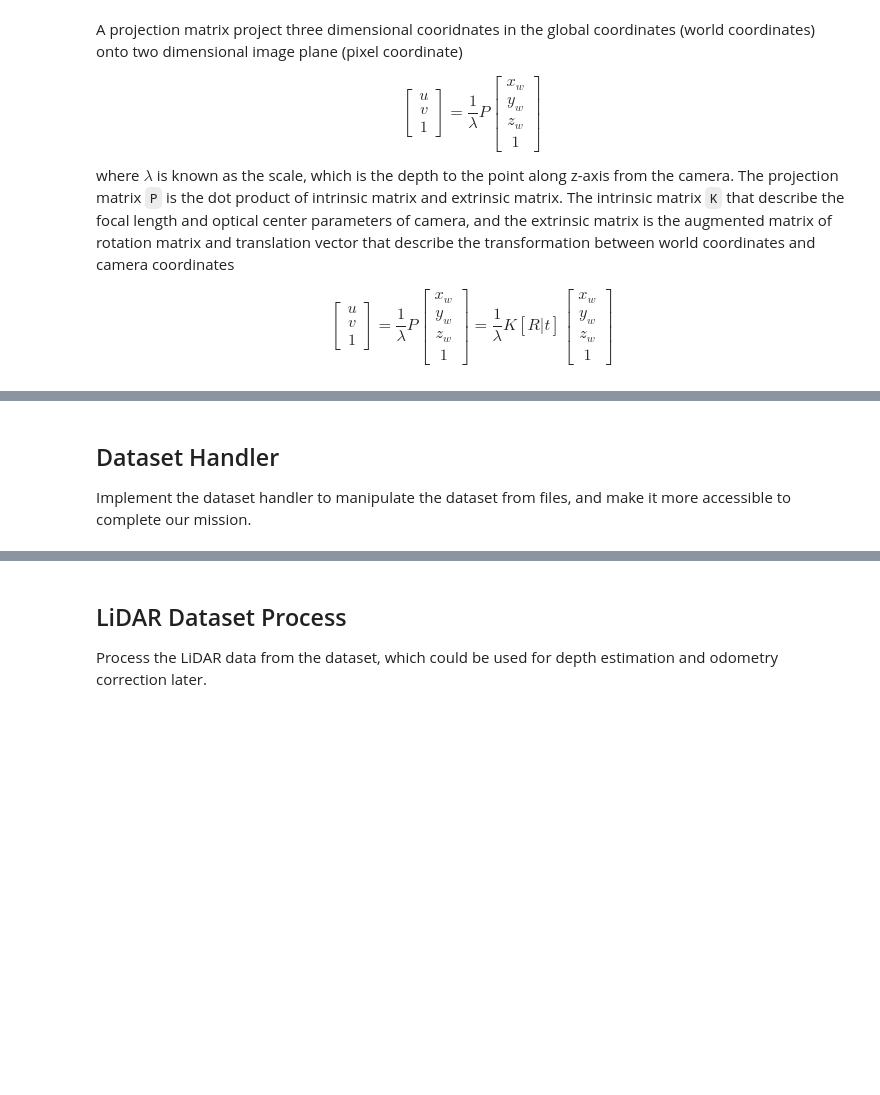
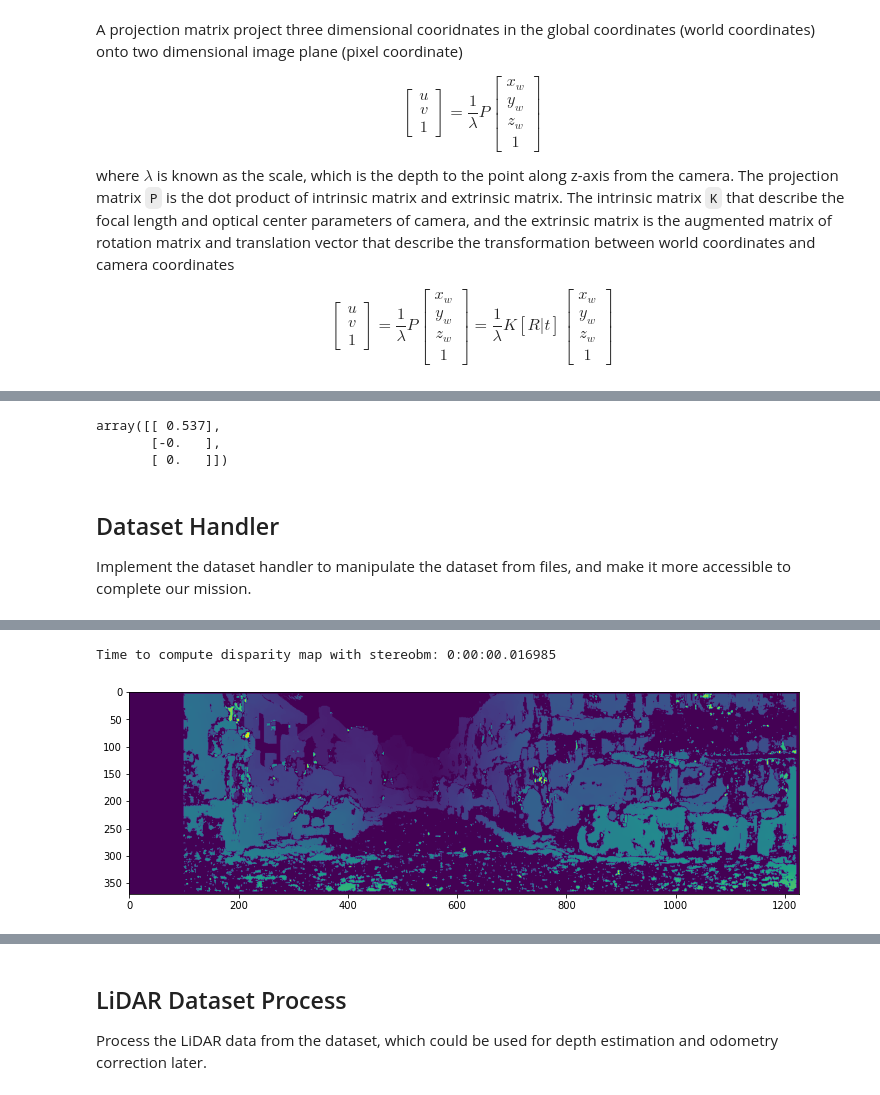
Before and after one commit to KoKoLates/kitti-dataset-visualize, a Jupyter notebook: notebook/main.ipynb, the cells around one changed output, grey strips where cells are left out. Cells and saved outputs as stored; diff of their text form; code cells hidden in the pictures; blank space fills up the shorter version.

Commit message:
feat: stereo vision and features manipulation

```diff
--- a/notebook/main.ipynb
+++ b/notebook/main.ipynb
@@ -72,3 +122,11 @@ k, r, t, _, _, _, _ = cv2.decomposeProjectionMatrix(p1)
+# %%
+Rt: np.ndarray = np.hstack([r1, t1[:3]])
+o: np.ndarray = np.array([0, 0, 0, 1])
+(Rt @ o).reshape(-1, 1).round(3)
+# %% [output]
+array([[ 0.537],
+       [-0.   ],
+       [ 0.   ]])
 # %% [markdown]
 ## Dataset Handler
 Implement the dataset handler to manipulate the dataset from files, and make it more accessible to complete our mission.
@@ -107,6 +173,7 @@ fb=Zd \rightarrow Z=\frac{fb}d
 $$
 # %%
 import cv2
+import datetime
 import numpy as np
 
 def compute_disparity_map(
@@ -120,19 +187,39 @@ def compute_disparity_map(
         raise ValueError('matcher type is not in list.')
 
     if matcher == 'bm':
-        matcher = cv2.StereoBM_create()
+        _matcher = cv2.StereoBM_create(numDisparities=96, blockSize=11)
     else:
-        print('sgbm')
+        _matcher = cv2.StereoSGBM_create(
+            numDisparities=96,
+            minDisparity=0,
+            blockSize=11,
+            P1 = 8 * 3 * 6 ** 2,
+            P2 = 32 * 3 * 6 ** 2,
+            mode=cv2.STEREO_SGBM_MODE_SGBM_3WAY
+        )
 
     if rgb_map:
-        l = cv2.cvtColor(image_l, cv2.COLOR_BGR2GRAY)
-        r = cv2.cvtColor(image_r, cv2.COLOR_BGR2GRAY)
+        image_l = cv2.cvtColor(image_l, cv2.COLOR_BGR2GRAY)
+        image_r = cv2.cvtColor(image_r, cv2.COLOR_BGR2GRAY)
 
     ## computing matching
-    import datetime
     t0 = datetime.datetime.now()
-    disp = matcher.compute(l, r).astype(np.float32) / 16
+    disp = _matcher.compute(image_l, image_r).astype(np.float32) / 16
     t1 = datetime.datetime.now()
 
     if verbose:
         print(f'Time to compute disparity map with stereo{matcher}: {t1 -t0}')
+
+    return disp
+# %%
+%matplotlib inline
+l = cv2.imread(os.path.join(os.getenv("l_image_dir"), "0000000000.png"), 0)
+r = cv2.imread(os.path.join(os.getenv("r_image_dir"), "0000000000.png"), 0)
+
+disp = compute_disparity_map(l, r, verbose=True)
+plt.figure(figsize=(12,6))
+plt.imshow(disp)
+plt.show()
+# %% [output]
+Time to compute disparity map with stereobm: 0:00:00.016985
+[figure, added]
```
Also changed, not shown: parts of 16 cells of this notebook.
